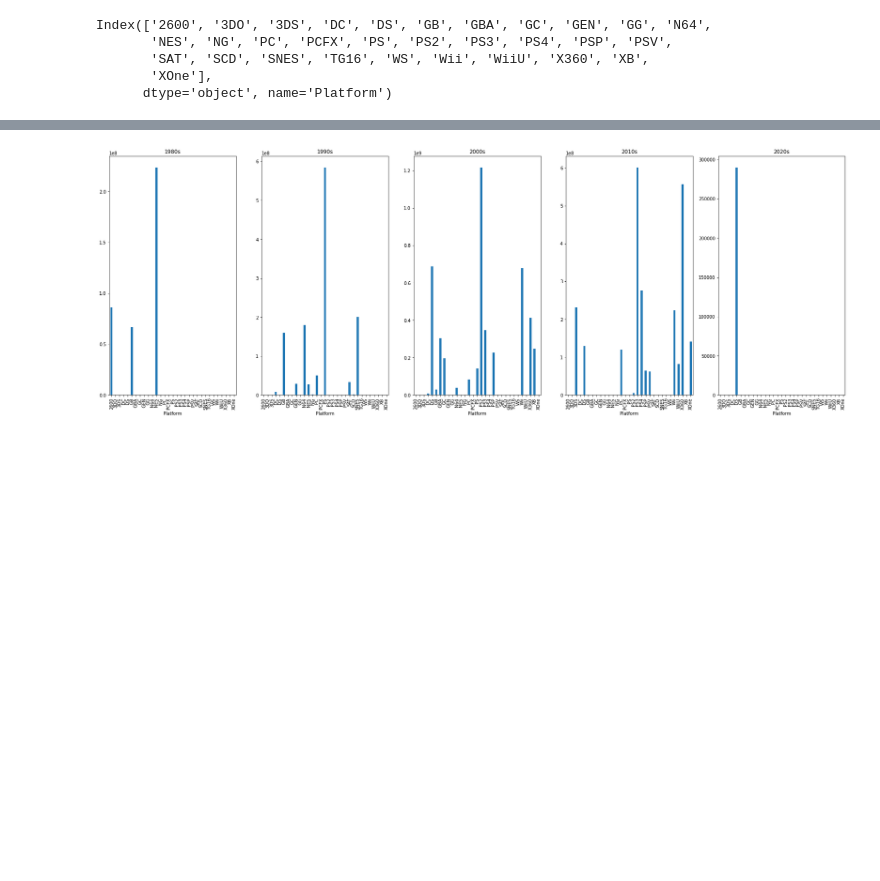
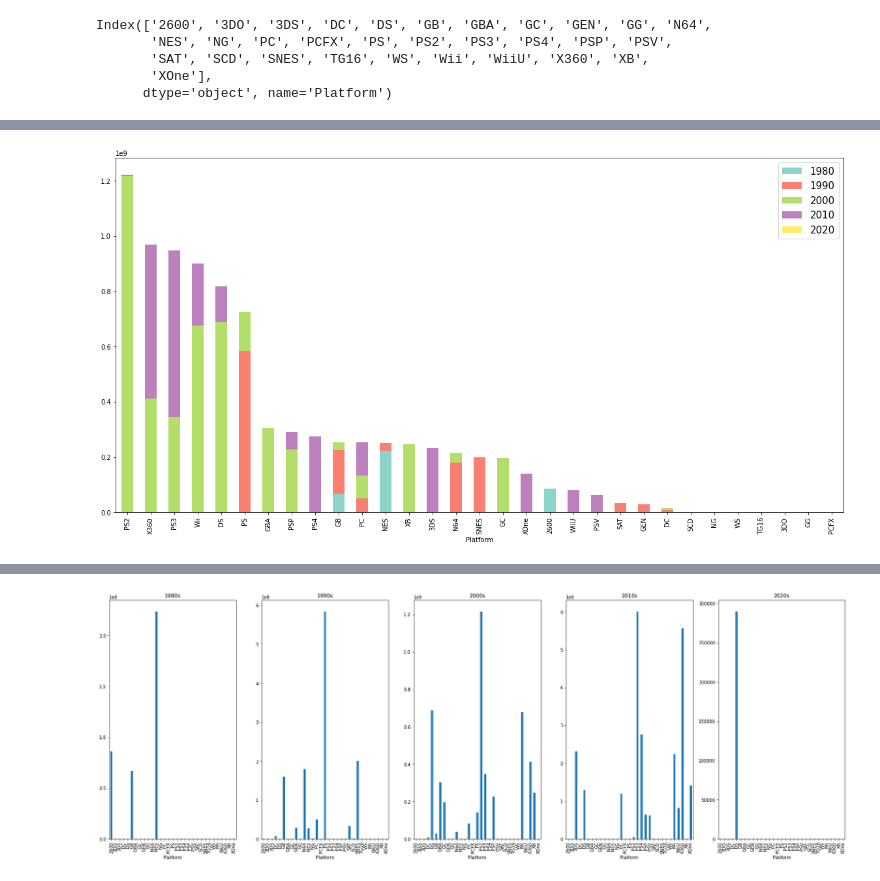
Before and after one commit to DamiSoh/Personal_Project, a Jupyter notebook: AI_04_소담_section1.ipynb, the cells around one changed output, grey strips where cells are left out. Saved outputs shown, nothing was run; the diff lists cells and outputs as text; code cells hidden in the pictures; blank space fills up the shorter version.

```diff
--- a/AI_04_소담_section1.ipynb
+++ b/AI_04_소담_section1.ipynb
@@ -513,3 +513,5 @@ year_platform.head()
 | 2000 | 0.0 | 0.0 | 0.0 | 7410000.0 | 687570000.0 | 29000000.0 | 304760000.0 | 196020000.0 | 0.0 | 0.0 | 37210000.0 | ... |
 | 2010 | 0.0 | 0.0 | 231820000.0 | 0.0 | 129310000.0 | 0.0 | 0.0 | 0.0 | 0.0 | 0.0 | 0.0 | ... |
 | 2020 | 0.0 | 0.0 | 0.0 | 0.0 | 290000.0 | 0.0 | 0.0 | 0.0 | 0.0 | 0.0 | 0.0 | ... |
+# %%
+year_platform.loc['Total'] = year_platform.loc[[1980,1990,2000,2010,2020]].sum(axis =0)
@@ -515,0 +529,4 @@ year_platform.head()
+# %%
+year_platform2 = year_platform.transpose().sort_values(by = 'Total', ascending = False)
+year_platform2 = year_platform2.iloc[:, :-1]
+year_platform2.iloc[:11]
@@ -515,0 +547,5 @@ year_platform.head()
+# %%
+year_platform2.plot(kind = 'bar', figsize = [20,10], cmap = 'Set3',stacked = True)
+plt.legend(prop={'size': 15});
+# %% [output]
+[figure, added]
```
Also changed, not shown: parts of 6 cells of this notebook.
